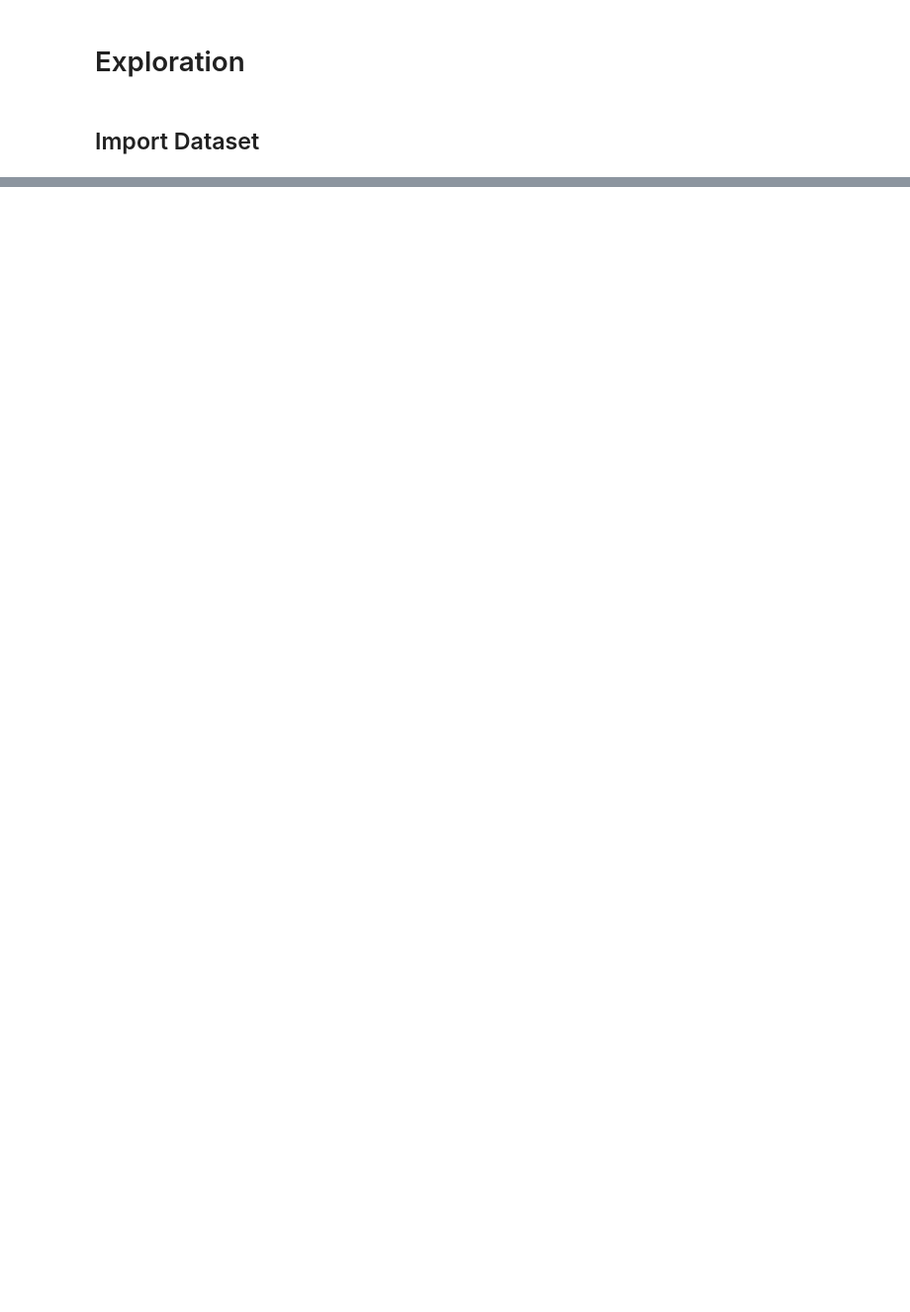
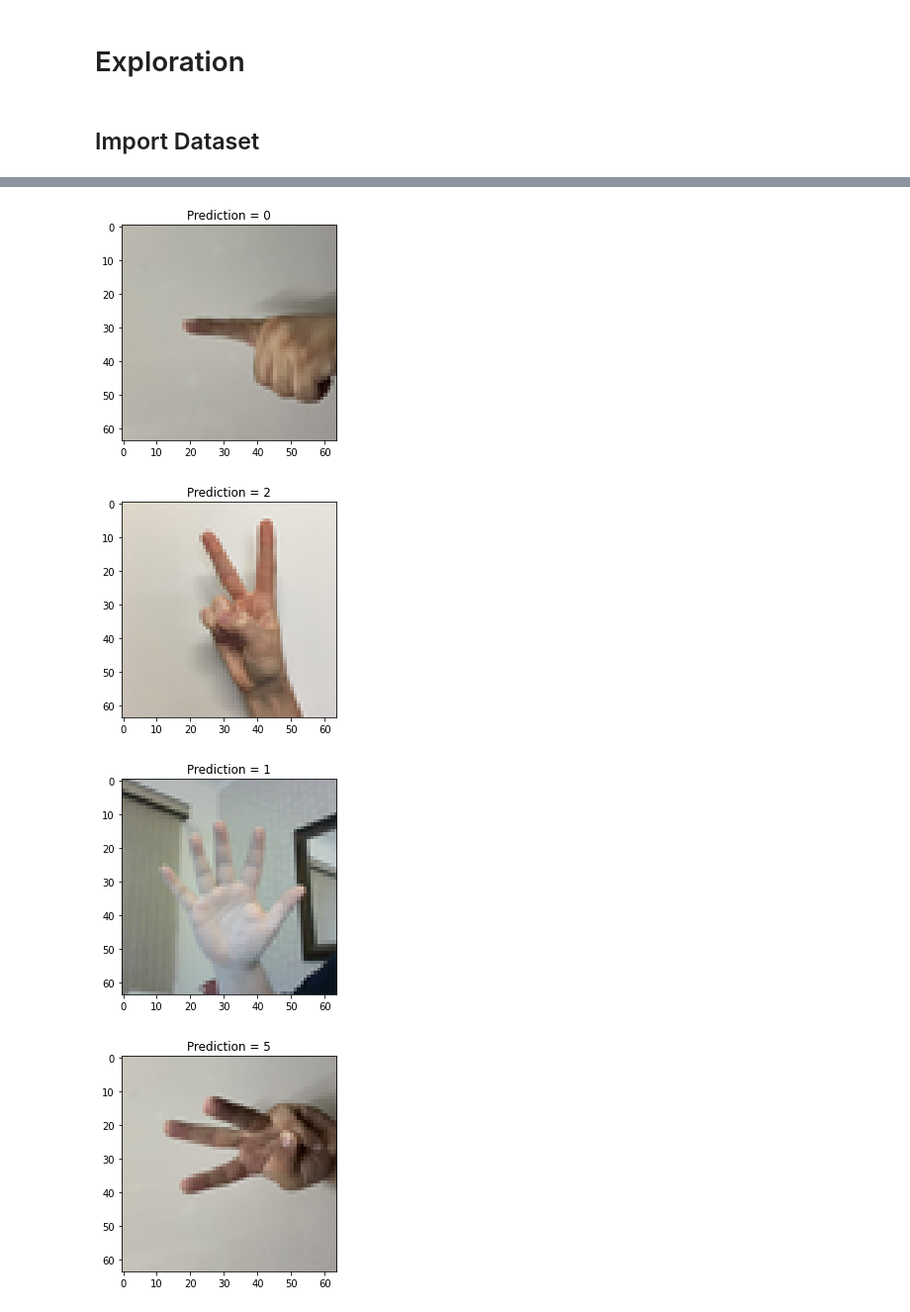
Before and after one commit to emdemor/estudos-deep-learning, a Jupyter notebook: Cursos/Coursera/CNN/W2A1/Exploration.ipynb, the cells around one changed output, grey strips where cells are left out. Shown: that part at 99% size. Drawn from its saved outputs; the diff is of its cells as text; code cells hidden in the pictures; blank space fills up the shorter version.

```diff
--- a/Cursos/Coursera/CNN/W2A1/Exploration.ipynb
+++ b/Cursos/Coursera/CNN/W2A1/Exploration.ipynb
@@ -23,0 +86,10 @@ import public_tests
+# %%
+SHAPE = X_train_raw.shape[1:]
+N_CLASSES = len(np.unique(Y_train_raw))
+EPOCHS = 10
+BATCH_SIZE = 32
+
+model = LeNet5(shape = SHAPE, n_classes = N_CLASSES)
+model.compile(optimizer='adam', loss='categorical_crossentropy', metrics=['accuracy'])
+model.fit(X_train, y_train, epochs = EPOCHS, batch_size = BATCH_SIZE)
+print("Accuracy =",model.evaluate(X_test, y_test)[1])
@@ -23,0 +114,30 @@ import public_tests
+# %%
+images = [
+    "my_image_1.jpeg",
+    "my_image.jpg",
+    "mao-teste.jpeg",
+    "my_image_3.jpeg",
+    "my_image_5.jpeg",
+    "sant1.jpg",
+]
+
+for image in images:
+
+    plt.close()
+
+    img = center_crop(Image.open(f'images/{image}'), basewidth = 64)
+
+    arr = np.array(img)
+
+    imshow(arr)
+
+    X_out = arr.reshape(tuple([1]+list(arr.shape)))
+
+    plt.title("Prediction = {}".format(np.argmax(model.predict(X_out).round(2)[0])))
+
+    plt.show()
+# %% [output]
+[figure, added]
+[figure, added]
+[figure, added]
+[figure, added]
```
Also changed, not shown: parts of 13 cells of this notebook, 3 other files.
